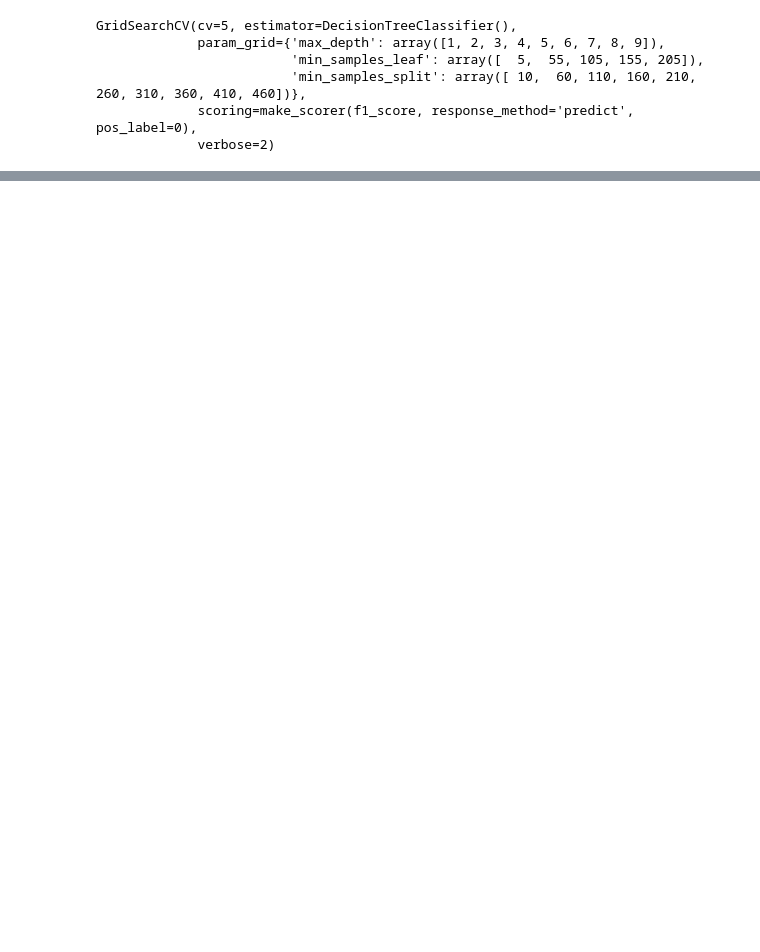
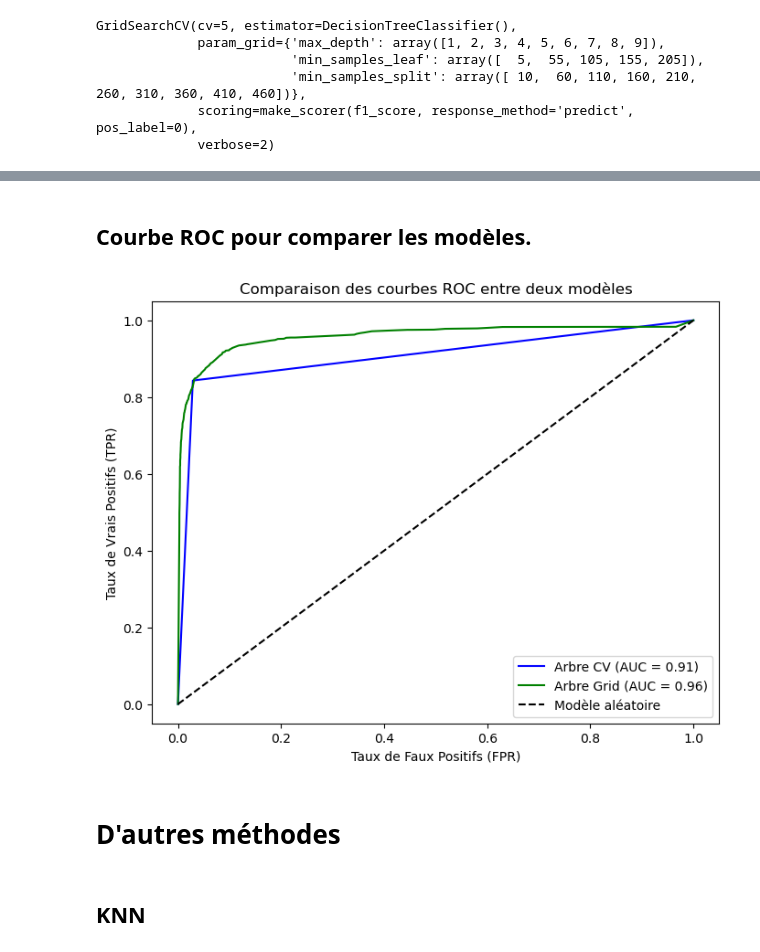
Before and after one commit to 4xel-C/SISE_TDs, a Jupyter notebook: Python - Machine Learning/5_machine_learningn.ipynb, the cells around one changed output, grey strips where cells are left out. Cells and saved outputs as stored; diff of their text form; code cells hidden in the pictures; blank space fills up the shorter version.

Commit message:
Roc curve plotting for decision tree classifier

```diff
--- a/Python - Machine Learning/5_machine_learningn.ipynb
+++ b/Python - Machine Learning/5_machine_learningn.ipynb
@@ -20,3 +65,3 @@ from sklearn.model_selection import GridSearchCV
 # %%
 # Import des données
-df = pd.read_csv("existants_69.csv")
+df = pd.read_csv("output/existants_69.csv")
@@ -391,0 +477,37 @@ Voici le make_scorer(f1_score, response_method='predict', pos_label=0) du meille
+# %% [markdown]
+## Courbe ROC pour comparer les modèles.
+# %%
+# Prédire les probabilités pour la classe positive (1)
+y_proba_cv = model_arbre_cv.predict_proba(X_test)[:, 1]
+y_proba_grid = model_arbre_grid.predict_proba(X_test)[:, 1]
+# %%
+# Calculer les courbes ROC
+fpr1, tpr1, _ = roc_curve(y_test, y_proba_cv)
+fpr2, tpr2, _ = roc_curve(y_test, y_proba_grid)
+
+# Calculer l'AUC pour chaque modèle (Area Under the Curve)
+auc1 = roc_auc_score(y_test, y_proba_cv)
+auc2 = roc_auc_score(y_test, y_proba_grid)
+# %%
+# Tracer les courbes ROC
+plt.figure(figsize=(8, 6))
+plt.plot(fpr1, tpr1, label=f"Arbre CV (AUC = {auc1:.2f})", color="blue")
+plt.plot(fpr2, tpr2, label=f"Arbre Grid (AUC = {auc2:.2f})", color="green")
+
+# Ajouter la diagonale (aléatoire)
+plt.plot([0, 1], [0, 1], "k--", label="Modèle aléatoire")
+
+# Ajouter des labels et un titre
+plt.xlabel("Taux de Faux Positifs (FPR)")
+plt.ylabel("Taux de Vrais Positifs (TPR)")
+plt.title("Comparaison des courbes ROC entre deux modèles")
+plt.legend(loc="lower right")
+
+# Afficher le graphique
+plt.show()
+# %% [output]
+[figure, added]
+# %% [markdown]
+# D'autres méthodes
+# %% [markdown]
+## KNN
```
Also changed, not shown: parts of 36 cells of this notebook.
